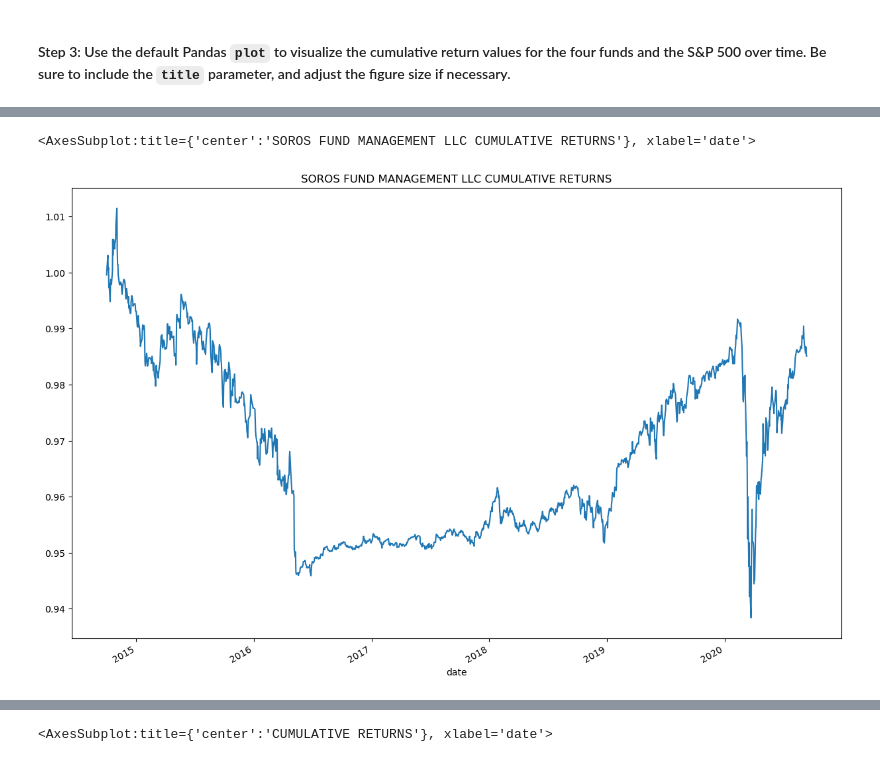
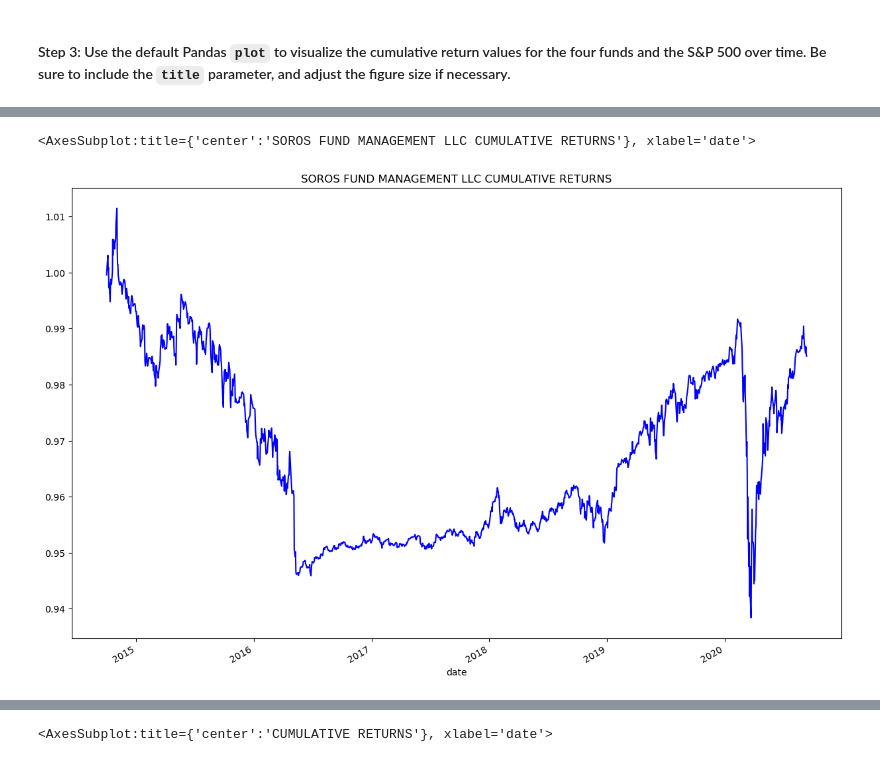
Before and after one commit to alexnovis1/Columbia_Module_4, a Jupyter notebook: Columbia_Module_4/risk_return_analysis.ipynb, the cells around one changed output, grey strips where cells are left out. Drawn from its saved outputs; the diff is of its cells as text; code cells hidden in the pictures.

```diff
--- a/Columbia_Module_4/risk_return_analysis.ipynb
+++ b/Columbia_Module_4/risk_return_analysis.ipynb
@@ -324,12 +364,13 @@ Name: S&P 500, dtype: float64
 # %%
 # Soros Cumulative Returns Plot
 cumulative_returns_soros.plot(
     figsize=(15,10),
-    title="SOROS FUND MANAGEMENT LLC CUMULATIVE RETURNS"
+    title="SOROS FUND MANAGEMENT LLC CUMULATIVE RETURNS",
+    color = "blue"
 )
 # %% [output]
 <AxesSubplot:title={'center':'SOROS FUND MANAGEMENT LLC CUMULATIVE RETURNS'}, xlabel='date'>
-[figure, old version]
+[figure, new version]
 # %%
 # Paulson Cumulative Returns Plot
 cumulative_returns_paulson.plot(
```
Also changed, not shown: parts of 22 cells of this notebook.
